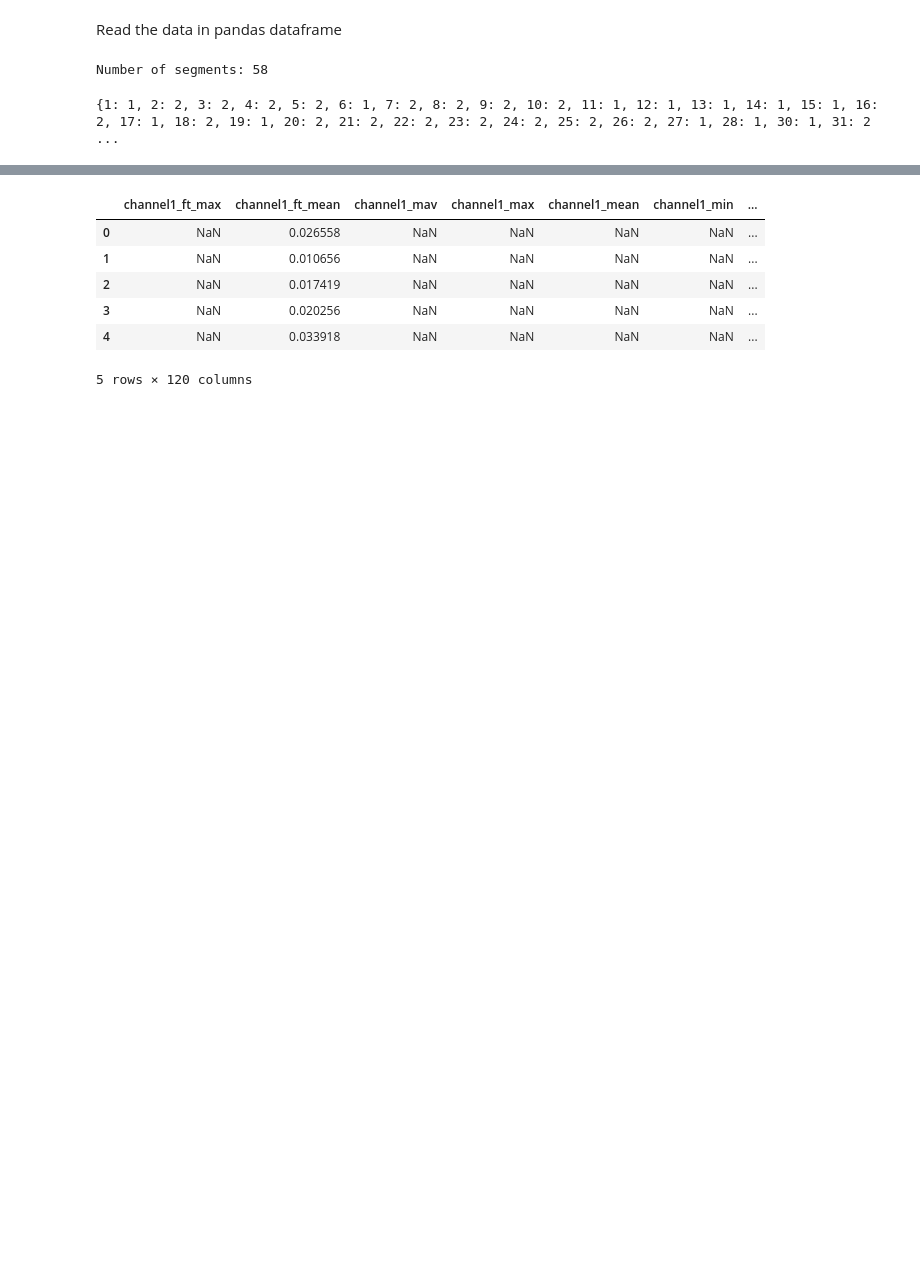
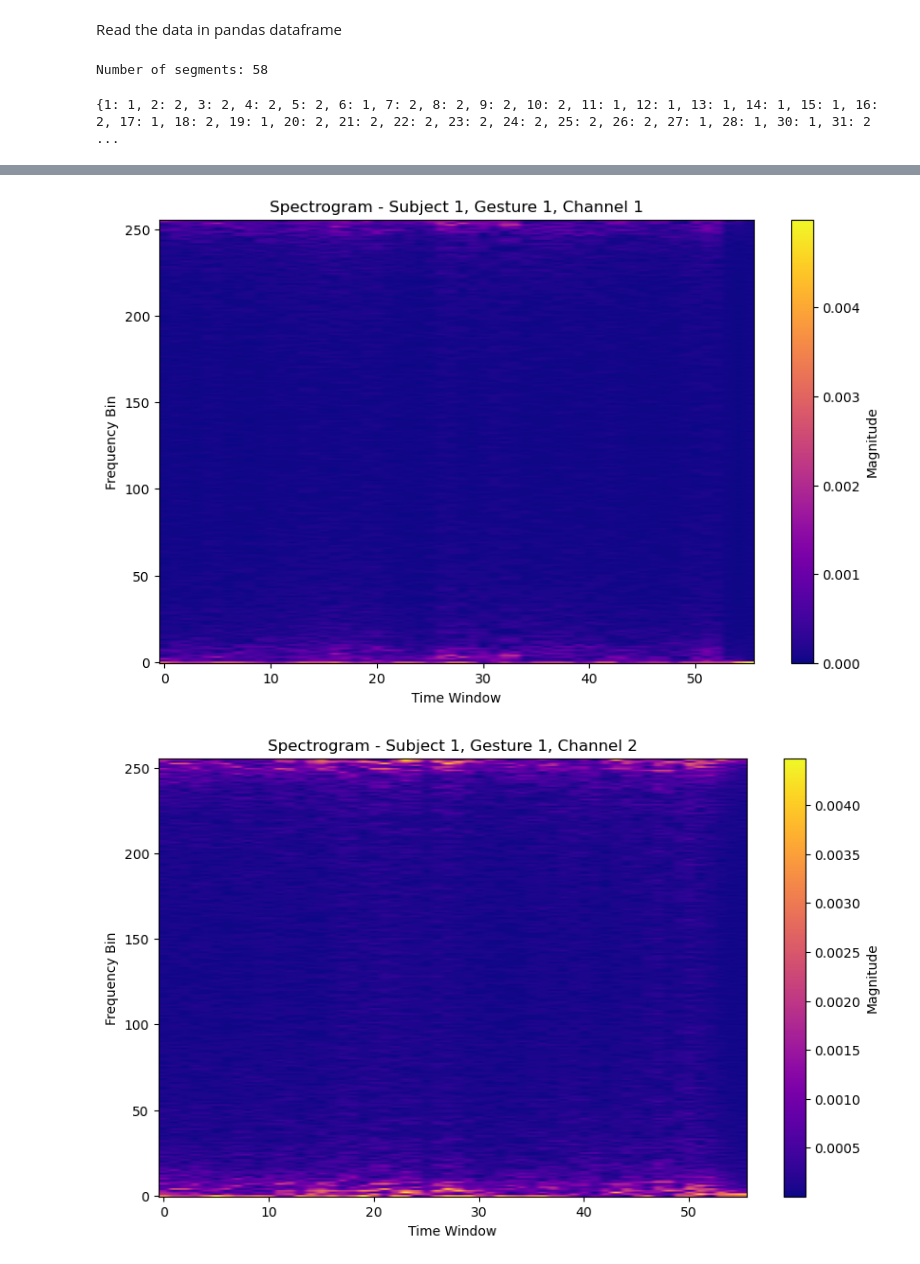
Before and after one commit to AybarsManav/EMG-Classification, a Jupyter notebook: main.ipynb, the cells around one changed output, grey strips where cells are left out. Saved outputs shown, nothing was run; the diff lists cells and outputs as text; code cells hidden in the pictures; blank space fills up the shorter version.

```diff
--- a/main.ipynb
+++ b/main.ipynb
@@ -269,27 +137,0 @@ features_df.to_csv('emg_extracted_features.csv', index=False)
-# %%
-# Reorganize the DataFrame to have 'Segment', 'Channel', 'Feature', and 'Value' columns
-reorganized_df = pd.melt(features_df, var_name='channel_feature', value_name='value')
-
-# Split 'channel_feature' into 'Channel' and 'Feature'
-reorganized_df['Channel'] = reorganized_df['channel_feature'].apply(lambda x: x.split('_')[0])
-reorganized_df['Feature'] = reorganized_df['channel_feature'].apply(lambda x: '_'.join(x.split('_')[1:]))
-
-# Drop the original 'channel_feature' column
-reorganized_df = reorganized_df.drop(columns=['channel_feature'])
-
-# Add a segment index (assuming each row is a separate segment)
-reorganized_df['Segment'] = reorganized_df.index // len(channels)
-
-# Reorder the columns to 'Segment', 'Channel', 'Feature', and 'Value'
-reorganized_df = reorganized_df[['Segment', 'Channel', 'Feature', 'value']]
-
-# Display the reorganized DataFrame
-reorganized_df.head()
-# %% [output]
-|  | channel1_ft_max | channel1_ft_mean | channel1_mav | channel1_max | channel1_mean | channel1_min | ... |
-| 0 | NaN | 0.026558 | NaN | NaN | NaN | NaN | ... |
-| 1 | NaN | 0.010656 | NaN | NaN | NaN | NaN | ... |
-| 2 | NaN | 0.017419 | NaN | NaN | NaN | NaN | ... |
-| 3 | NaN | 0.020256 | NaN | NaN | NaN | NaN | ... |
-| 4 | NaN | 0.033918 | NaN | NaN | NaN | NaN | ... |
-5 rows × 120 columns
@@ -295,0 +223,51 @@ reorganized_df.head()
+# %%
+# Define directory where the SDFT csvs are saved
+freq_data_dir = "ft_sdft_data"  # Change this to your actual directory
+
+# Function to load SDFT data from a CSV file
+def load_sdft_csv(label, segment, gesture, channel, freq_data_dir):
+    # Construct the filename based on label, segment, gesture, and channel
+    filename = f"sdft_label_{label}{segment}_gesture_{gesture}_channel_{channel}.csv"
+    filepath = os.path.join(freq_data_dir, filename)
+
+    if os.path.exists(filepath):
+        # Load the CSV as a DataFrame
+        sdft_data = pd.read_csv(filepath)
+        return sdft_data
+    else:
+        print(f"File {filename} does not exist.")
+        return None
+
+# Function to plot the SDFT spectrogram from a DataFrame
+def plot_spectrogram_from_sdft(sdft_data, title):
+    plt.figure(figsize=(10, 6))
+
+    # Convert the DataFrame into a NumPy array
+    sdft_matrix = sdft_data.to_numpy()
+
+    # Plot the matrix as a heatmap (magnitude of SDFT over time)
+    plt.imshow(sdft_matrix.T, aspect='auto', origin='lower', cmap='plasma')
+    plt.title(title)
+    plt.ylabel('Frequency Bin')
+    plt.xlabel('Time Window')
+    plt.colorbar(label='Magnitude')
+    plt.show()
+
+# Define the label (subject), gesture, and channel you want to plot
+labels = [1,2]  # Example: subject 1
+segments = ['a']  # Example: first segment (a)
+gestures = [1,2]  # Example: gesture 1
+channels = [1,2]  # Example: channel 1
+
+for label in labels:
+    for segment in segment:
+        for gesture in gestures:
+            for channel in channels:
+                # Load the SDFT data for the specified label, segment, gesture, and channel
+                sdft_data = load_sdft_csv(label, segment, gesture, channel, freq_data_dir)
+                # Plot the SDFT spectrogram if data was successfully loaded
+                if sdft_data is not None:
+                    plot_spectrogram_from_sdft(sdft_data, f"Spectrogram - Subject {label}, Gesture {gesture}, Channel {channel}")
+# %% [output]
+[figure, added]
+[figure, added]
```
Also changed, not shown: parts of 8 cells of this notebook, 1 other file.
